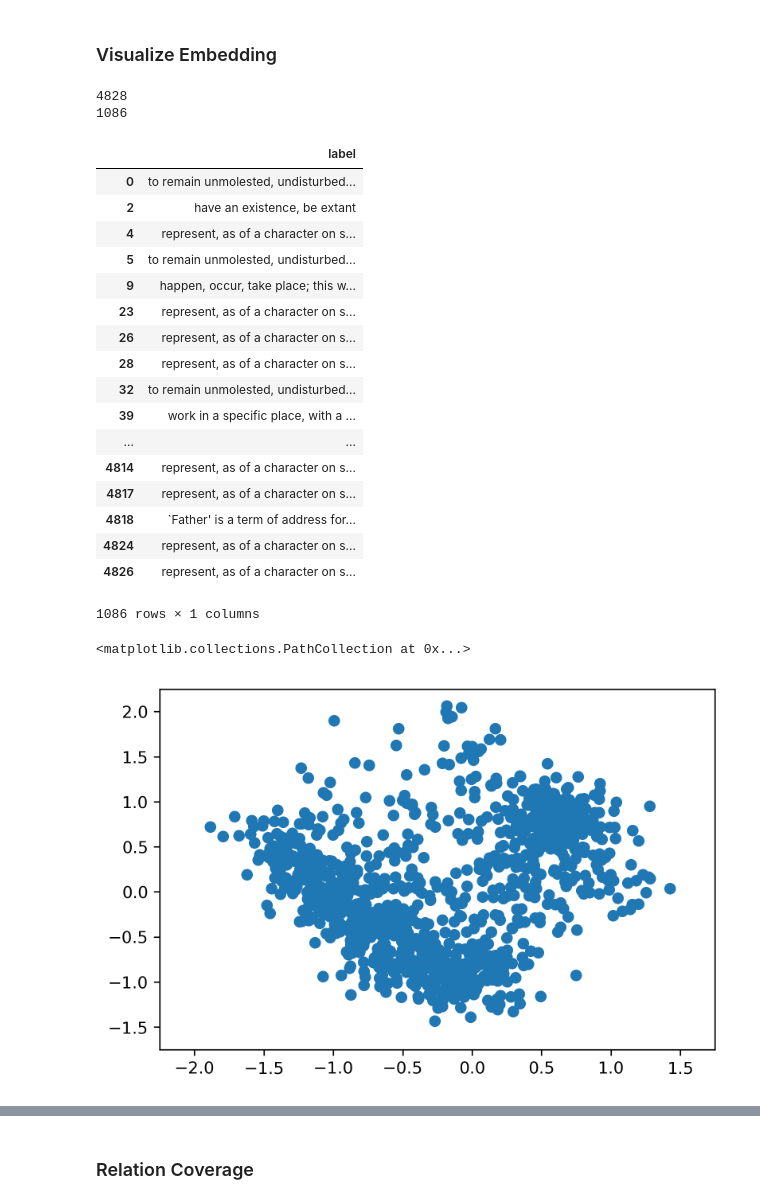
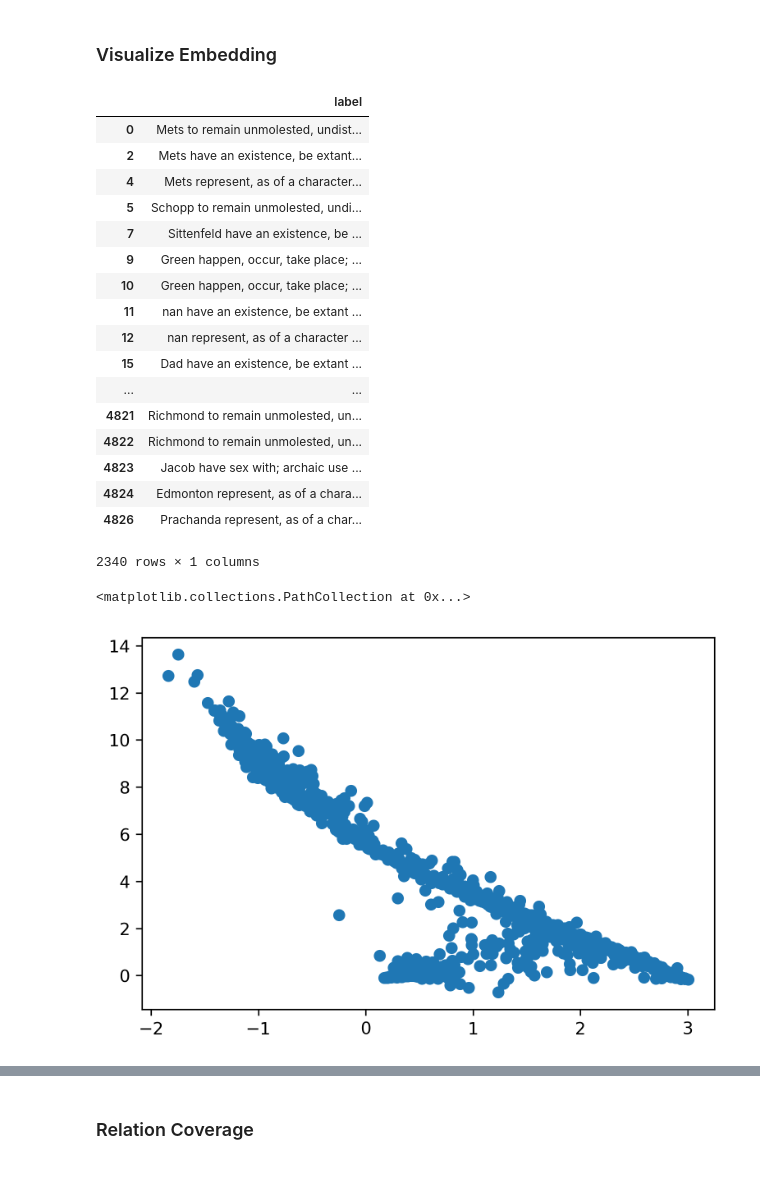
Before and after one commit to rifkiaputri/Relation-Aligner, a Jupyter notebook: plot_results.ipynb, the cells around one changed output, grey strips where cells are left out. Drawn from its saved outputs; the diff is of its cells as text; code cells hidden in the pictures; blank space fills up the shorter version.

Commit message:
Modify entity information to root information

```diff
--- a/plot_results.ipynb
+++ b/plot_results.ipynb
@@ -53,37 +49,34 @@ average_precision_score(label, label_scores), average_precision_score(label_ent,
 # %% [markdown]
 ### Visualize Embedding
 # %%
-rel_vector = pd.read_csv('predict/oie_def/rel_embed_vector.tsv', sep='\t', header=None, names=['el1', 'el2'])
+rel_vector = pd.read_csv('predict/oie_def_ent_root/rel_embed_vector.tsv', sep='\t', header=None, names=['el1', 'el2'])
 data_header = ['e1_kb', 'rel_kb', 'e2_kb', 'e1_oie', 'rel_oie', 'e2_oie', 'rel_id', 'label',
                        'e1_oie_root', 'e2_oie_root', 'e1_desc', 'e2_desc']
 test_align = pd.read_csv('dataset/test_align_filtered_balanced.tsv', sep='\t', header=None, names=data_header)
 rel_label = test_align['rel_oie']
-rel_label_unique = pd.read_csv('predict/oie_def/rel_embed_label.tsv', sep='\t', header=None, names=['label'])
+rel_label_unique = pd.read_csv('predict/oie_def_ent_root/rel_embed_label.tsv', sep='\t', header=None, names=['label'])
 rel_label_unique = rel_label_unique.drop_duplicates()
-# %% [output]
-4828
-1086
 # %%
 rel_label_unique
 # %% [output]
 |  | label |
-| 0 | to remain unmolested, undisturbed... |
-| 2 | have an existence, be extant |
-| 4 | represent, as of a character on s... |
-| 5 | to remain unmolested, undisturbed... |
-| 9 | happen, occur, take place; this w... |
-| 23 | represent, as of a character on s... |
-| 26 | represent, as of a character on s... |
-| 28 | represent, as of a character on s... |
-| 32 | to remain unmolested, undisturbed... |
-| 39 | work in a specific place, with a ... |
+| 0 | Mets to remain unmolested, undist... |
+| 2 | Mets have an existence, be extant... |
+| 4 | Mets represent, as of a character... |
+| 5 | Schopp to remain unmolested, undi... |
+| 7 | Sittenfeld have an existence, be ... |
+| 9 | Green happen, occur, take place; ... |
+| 10 | Green happen, occur, take place; ... |
+| 11 | nan have an existence, be extant ... |
+| 12 | nan represent, as of a character ... |
+| 15 | Dad have an existence, be extant ... |
 | ... | ... |
-| 4814 | represent, as of a character on s... |
-| 4817 | represent, as of a character on s... |
-| 4818 | `Father' is a term of address for... |
-| 4824 | represent, as of a character on s... |
-| 4826 | represent, as of a character on s... |
+| 4821 | Richmond to remain unmolested, un... |
+| 4822 | Richmond to remain unmolested, un... |
+| 4823 | Jacob have sex with; archaic use ... |
+| 4824 | Edmonton represent, as of a chara... |
+| 4826 | Prachanda represent, as of a char... |
-1086 rows × 1 columns
+2340 rows × 1 columns
 # %%
 vector_x = []
 vector_y = []
@@ -92,12 +85,12 @@ for index, row in rel_label_unique.iterrows():
     vector_y.append(rel_vector['el2'][index])
 # %%
 fig, ax = plt.subplots(dpi=300)
-plt.ylim((-1.75, 2.25))
-plt.xlim((-2.25, 1.75))
+# plt.ylim((-1.75, 2.25))
+# plt.xlim((-2.25, 1.75))
 ax.scatter(vector_x, vector_y)
 # %% [output]
 <matplotlib.collections.PathCollection at 0x...>
-[figure, old version]
+[figure, new version]
 # %%
 vector_x = []
 vector_y = []
```
Also changed, not shown: parts of 7 cells of this notebook, 2 other files.
